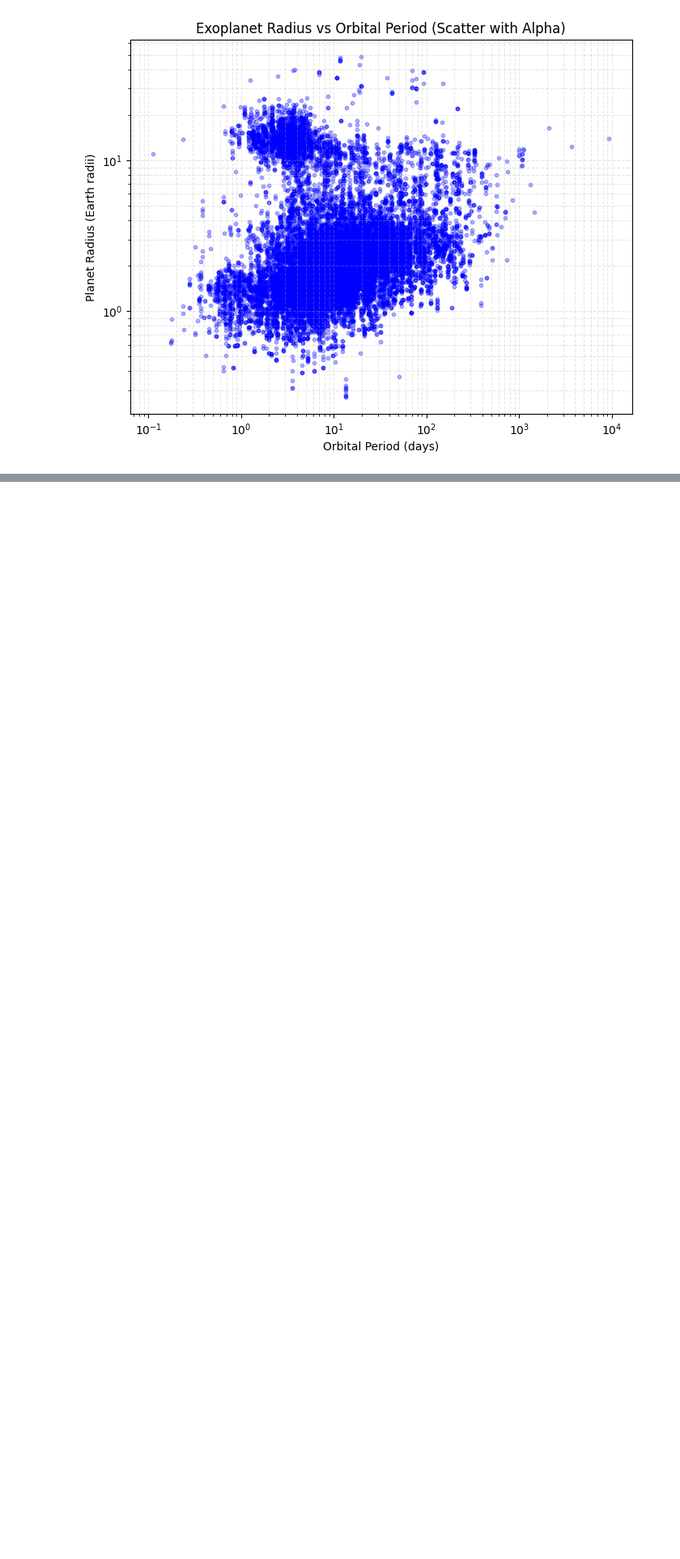
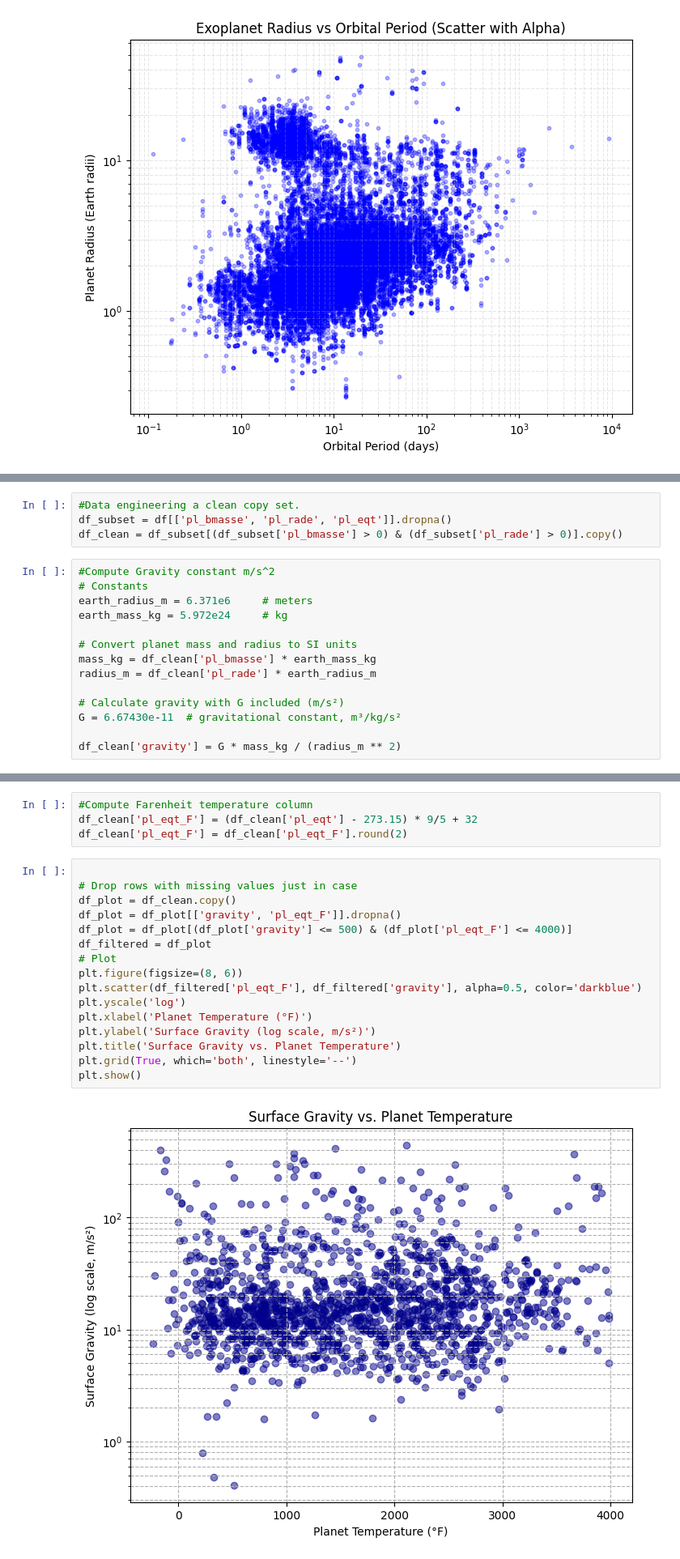
Before and after one commit to eriksthompson/ExoplanetsDataMine, a Jupyter notebook: NasaDataMine.ipynb, the cells around one changed output, grey strips where cells are left out. Shown at 81% size. Drawn from its saved outputs; the diff is of its cells as text; blank space fills up the shorter version.

```diff
--- a/NasaDataMine.ipynb
+++ b/NasaDataMine.ipynb
@@ -149,0 +185,18 @@ Earth's planet equilibrium temperature: 255K
+# %%
+#Data engineering a clean copy set.
+df_subset = df[['pl_bmasse', 'pl_rade', 'pl_eqt']].dropna()
+df_clean = df_subset[(df_subset['pl_bmasse'] > 0) & (df_subset['pl_rade'] > 0)].copy()
+# %%
+#Compute Gravity constant m/s^2
+# Constants
+earth_radius_m = 6.371e6     # meters
+earth_mass_kg = 5.972e24     # kg
+
+# Convert planet mass and radius to SI units
+mass_kg = df_clean['pl_bmasse'] * earth_mass_kg
+radius_m = df_clean['pl_rade'] * earth_radius_m
+
+# Calculate gravity with G included (m/s²)
+G = 6.67430e-11  # gravitational constant, m³/kg/s²
+
+df_clean['gravity'] = G * mass_kg / (radius_m ** 2)
@@ -149,0 +213,22 @@ Earth's planet equilibrium temperature: 255K
+# %%
+#Compute Farenheit temperature column
+df_clean['pl_eqt_F'] = (df_clean['pl_eqt'] - 273.15) * 9/5 + 32
+df_clean['pl_eqt_F'] = df_clean['pl_eqt_F'].round(2)
+# %%
+
+# Drop rows with missing values just in case
+df_plot = df_clean.copy()
+df_plot = df_plot[['gravity', 'pl_eqt_F']].dropna()
+df_plot = df_plot[(df_plot['gravity'] <= 500) & (df_plot['pl_eqt_F'] <= 4000)]
+df_filtered = df_plot
+# Plot
+plt.figure(figsize=(8, 6))
+plt.scatter(df_filtered['pl_eqt_F'], df_filtered['gravity'], alpha=0.5, color='darkblue')
+plt.yscale('log')
+plt.xlabel('Planet Temperature (°F)')
+plt.ylabel('Surface Gravity (log scale, m/s²)')
+plt.title('Surface Gravity vs. Planet Temperature')
+plt.grid(True, which='both', linestyle='--')
+plt.show()
+# %% [output]
+[figure, added]
```
Also changed, not shown: parts of 24 cells of this notebook.
